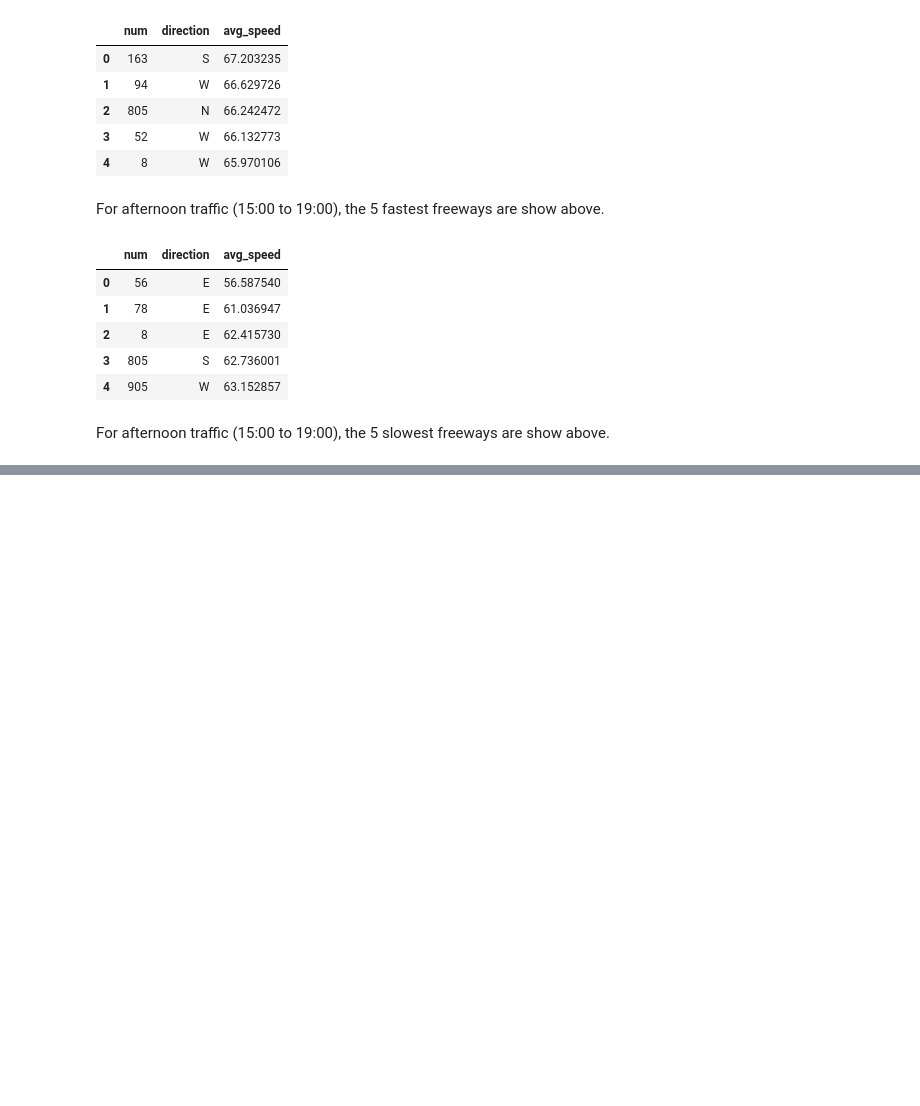
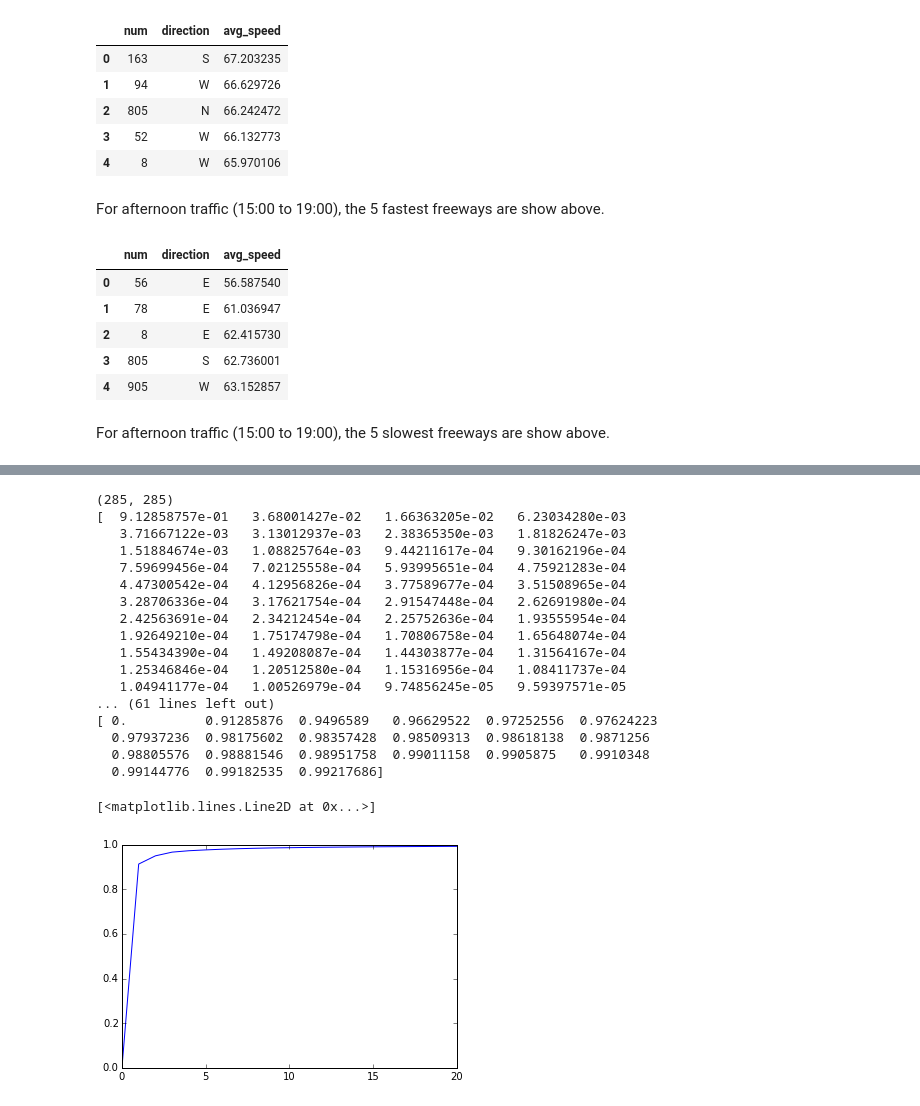
Before and after one commit to conwaywong/dse_capstone, a Jupyter notebook: traffic/src/DSE203_Final_QueryResults.ipynb, the cells around one changed output, grey strips where cells are left out. Cells and saved outputs as stored; diff of their text form; code cells hidden in the pictures; blank space fills up the shorter version.

```diff
--- a/traffic/src/DSE203_Final_QueryResults.ipynb
+++ b/traffic/src/DSE203_Final_QueryResults.ipynb
@@ -384,0 +508,3 @@ connection.close()
+# %%
+m_df= pd.read_pickle('5_freeway_df.pkl')
+m_df
@@ -384,0 +530,3 @@ connection.close()
+# %%
+m_df.drop(['station_id', 'station_name'], axis=1, inplace=True)
+m_df
@@ -384,0 +552,35 @@ connection.close()
+# %%
+from sklearn.decomposition import PCA
+pca= PCA(n_components=len(m_df.columns))
+m_result= pca.fit_transform(m_df)
+print shape(m_result)
+print(pca.explained_variance_ratio_)
+result_eigvalues= pca.explained_variance_ratio_
+
+k= 20
+#k= len(m_df.columns)
+m_plot_arr = ([0, ] + list(np.cumsum(result_eigvalues[:k]))) / sum(result_eigvalues)
+
+print m_plot_arr
+
+plt.plot(m_plot_arr)
+# %% [output]
+(285, 285)
+[  9.12858757e-01   3.68001427e-02   1.66363205e-02   6.23034280e-03
+   3.71667122e-03   3.13012937e-03   2.38365350e-03   1.81826247e-03
+   1.51884674e-03   1.08825764e-03   9.44211617e-04   9.30162196e-04
+   7.59699456e-04   7.02125558e-04   5.93995651e-04   4.75921283e-04
+   4.47300542e-04   4.12956826e-04   3.77589677e-04   3.51508965e-04
+   3.28706336e-04   3.17621754e-04   2.91547448e-04   2.62691980e-04
+   2.42563691e-04   2.34212454e-04   2.25752636e-04   1.93555954e-04
+   1.92649210e-04   1.75174798e-04   1.70806758e-04   1.65648074e-04
+   1.55434390e-04   1.49208087e-04   1.44303877e-04   1.31564167e-04
+   1.25346846e-04   1.20512580e-04   1.15316956e-04   1.08411737e-04
+   1.04941177e-04   1.00526979e-04   9.74856245e-05   9.59397571e-05
+... (61 lines left out)
+[ 0.          0.91285876  0.9496589   0.96629522  0.97252556  0.97624223
+  0.97937236  0.98175602  0.98357428  0.98509313  0.98618138  0.9871256
+  0.98805576  0.98881546  0.98951758  0.99011158  0.9905875   0.9910348
+  0.99144776  0.99182535  0.99217686]
+[<matplotlib.lines.Line2D at 0x...>]
+[figure, added]
```
Also changed, not shown: parts of 18 cells of this notebook, 19 other files.
